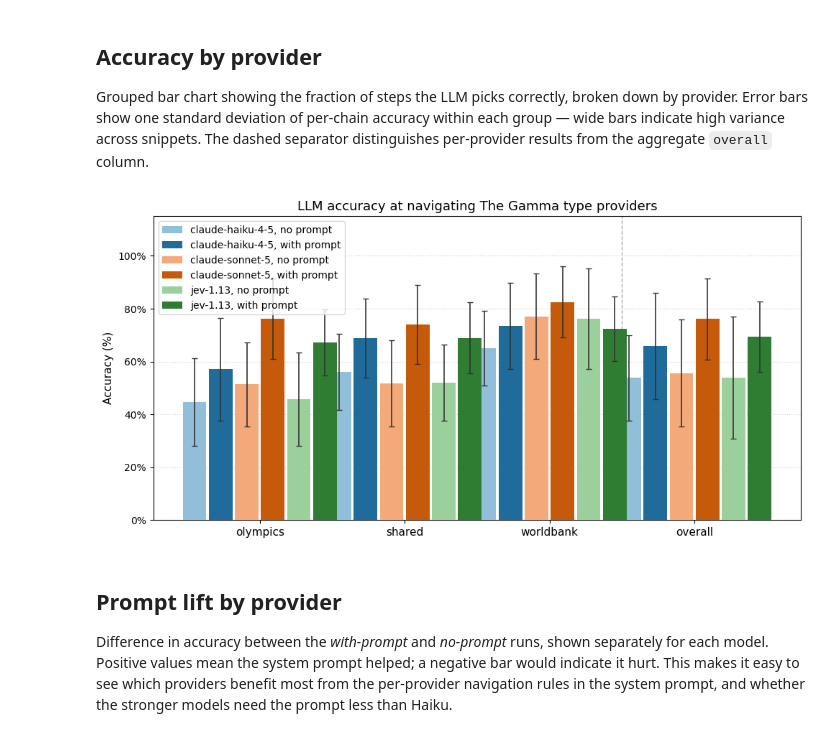
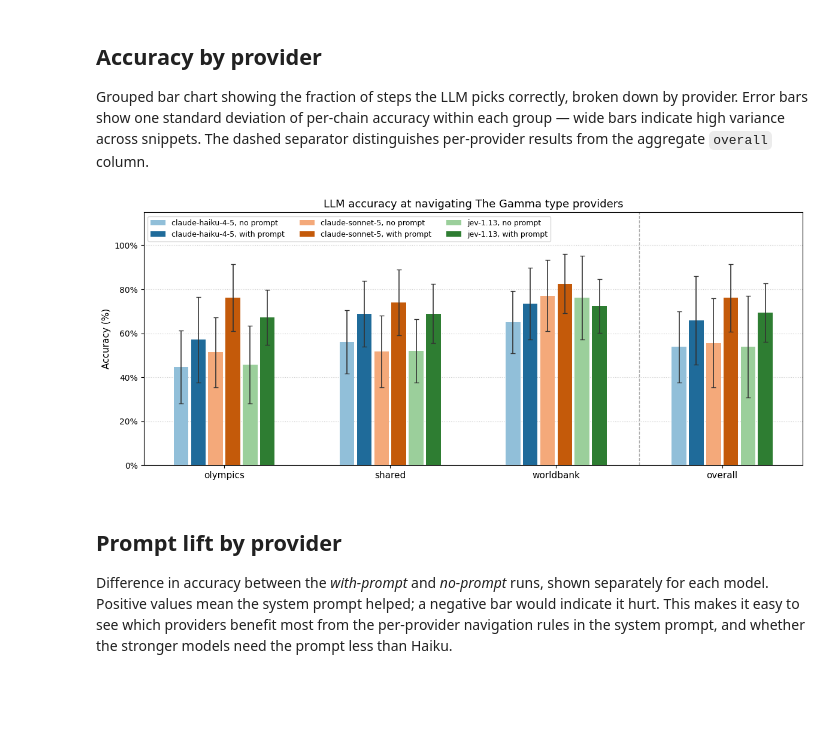
Before and after one commit to d3sprog/cyoa-experiments, a Jupyter notebook: results.ipynb, the cells around one changed output. Saved outputs shown, nothing was run; the diff lists cells and outputs as text; code cells hidden in the pictures; blank space fills up the shorter version.

```diff
--- a/results.ipynb
+++ b/results.ipynb
@@ -119,38 +119,38 @@ Grouped bar chart showing the fraction of steps the LLM picks correctly, broken
 # %%
 provider_order = sorted(p for p in data['provider'].unique() if p not in EXCLUDE) + ['overall']
 n_providers = len(provider_order)
 n_configs   = len(configs)
-bar_w       = 0.18
-x           = np.arange(n_providers)
+group_w     = 0.78                      # share of each slot used by bars
+bar_w       = group_w / n_configs       # so groups never collide
+x           = np.arange(n_providers) * 1.25
 
-fig, ax = plt.subplots(figsize=(10, 5))
+fig, ax = plt.subplots(figsize=(12, 5))
 for i, (model, prompt, label, color) in enumerate(configs):
     subset = stats[(stats['model'] == model) & (stats['prompt'] == prompt)]
     acc, err = [], []
     for prov in provider_order:
         row = subset[subset['provider'] == prov]
         acc.append(row['accuracy'].iloc[0] * 100 if len(row) else 0.0)
         err.append(row['std'].iloc[0]    * 100 if len(row) else 0.0)
     offset = (i - (n_configs - 1) / 2) * bar_w
-    ax.bar(x + offset, acc, bar_w * 0.9, label=label, color=color, zorder=3)
+    ax.bar(x + offset, acc, bar_w * 0.85, label=label, color=color, zorder=3)
     ax.errorbar(x + offset, acc, yerr=err, fmt='none', ecolor='#333',
                 elinewidth=1.2, capsize=3, zorder=4)
 
-ax.axvline(x=n_providers - 1 - 0.5, color='#aaa', linewidth=1, linestyle='--', zorder=2)
+ax.axvline(x=(n_providers - 1.5) * 1.25, color='#aaa', linewidth=1, linestyle='--', zorder=2)
 ax.set_xticks(x)
 ax.set_xticklabels(provider_order, fontsize=11)
 ax.yaxis.set_major_formatter(mtick.PercentFormatter())
 ax.set_ylim(0, 115)
 ax.set_ylabel('Accuracy (%)', fontsize=11)
 ax.set_title('LLM accuracy at navigating The Gamma type providers', fontsize=13)
-ax.legend(fontsize=10)
+ax.legend(fontsize=9, ncol=3, loc='upper left')
 ax.grid(axis='y', linestyle=':', alpha=0.6, zorder=0)
 ax.set_axisbelow(True)
 plt.tight_layout()
 plt.savefig('results/accuracy.png', dpi=150)
-plt.show()
 # %% [output]
-[figure, old version]
+[figure, new version]
 # %% [markdown]
 ## Prompt lift by provider
 
```
Also changed, not shown: 1 other file.
